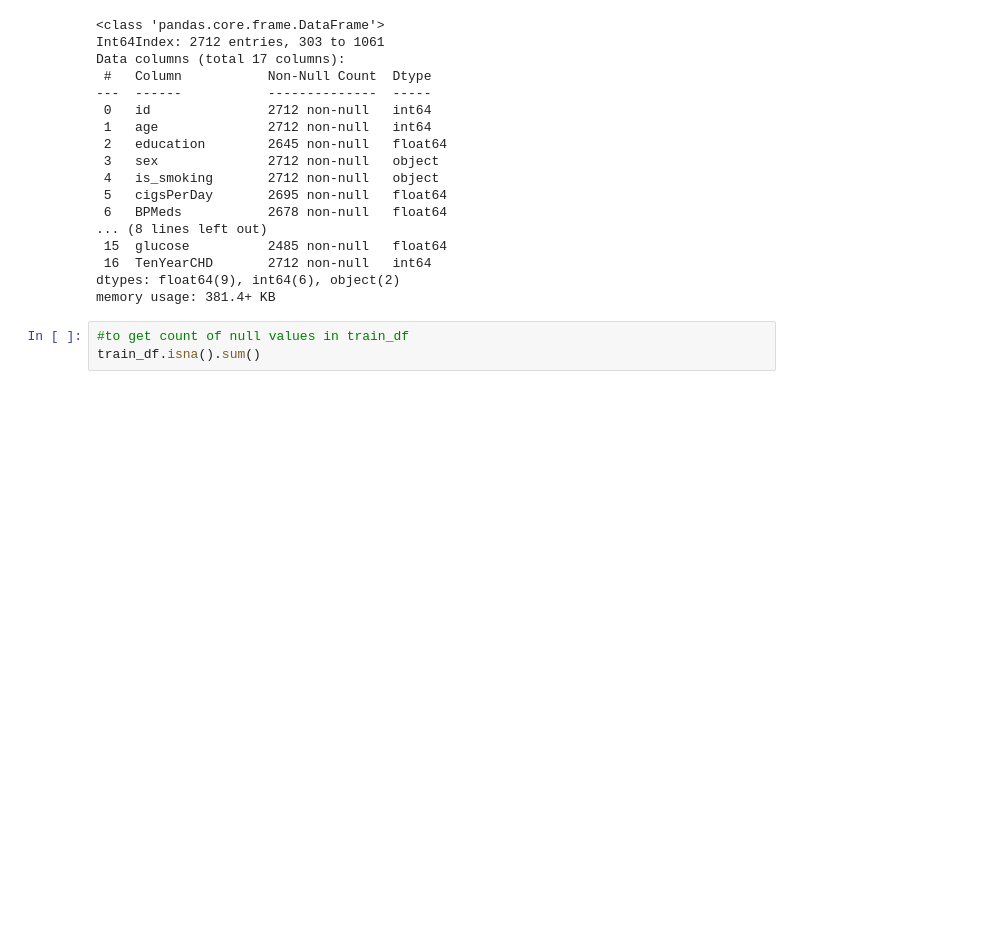
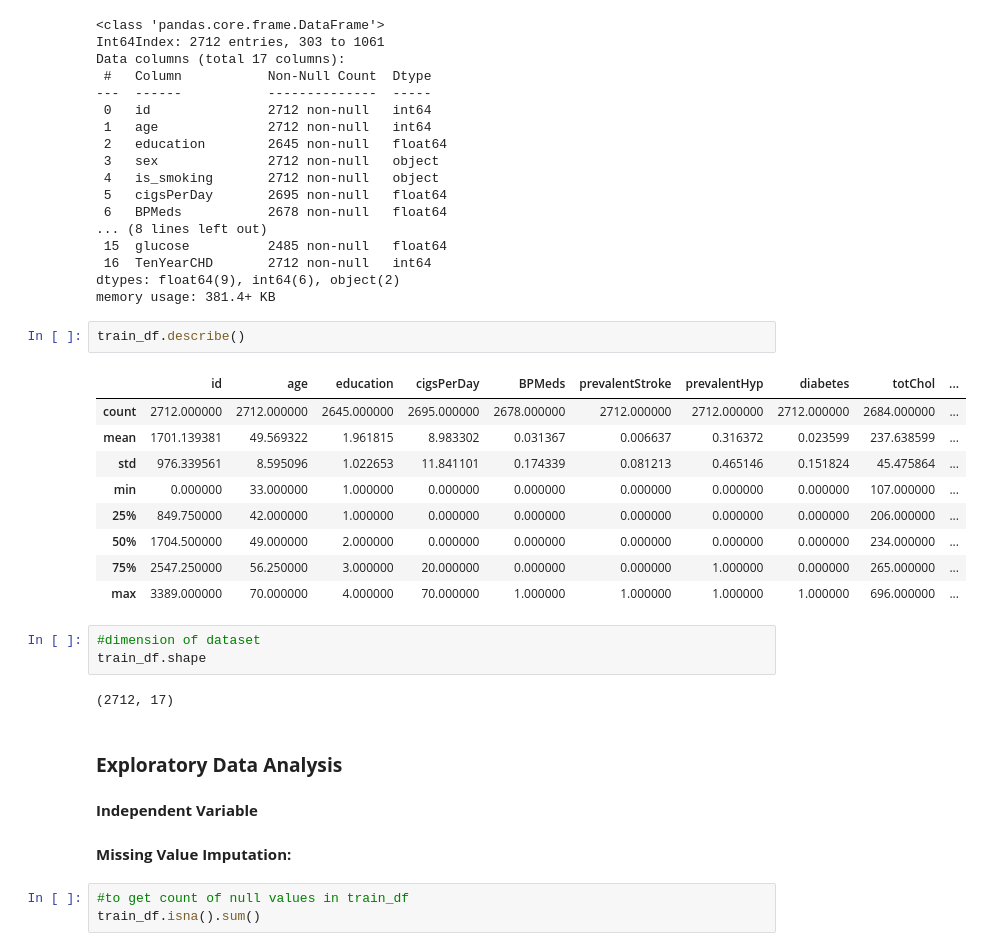
Before and after one commit to M0n1ka-05/Cardiovascular_Risk_Prediction_Model, a Jupyter notebook: Cardiovascular_Risk_Prediction.ipynb, the cells around one changed output. Saved outputs shown, nothing was run; the diff lists cells and outputs as text; blank space fills up the shorter version.

```diff
--- a/Cardiovascular_Risk_Prediction.ipynb
+++ b/Cardiovascular_Risk_Prediction.ipynb
@@ -113,6 +111,29 @@ Data columns (total 17 columns):
  16  TenYearCHD       2712 non-null   int64
 dtypes: float64(9), int64(6), object(2)
 memory usage: 381.4+ KB
+# %%
+train_df.describe()
+# %% [output]
+|  | id | age | education | cigsPerDay | BPMeds | prevalentStroke | prevalentHyp | diabetes | totChol | ... |
+| count | 2712.000000 | 2712.000000 | 2645.000000 | 2695.000000 | 2678.000000 | 2712.000000 | 2712.000000 | 2712.000000 | 2684.000000 | ... |
+| mean | 1701.139381 | 49.569322 | 1.961815 | 8.983302 | 0.031367 | 0.006637 | 0.316372 | 0.023599 | 237.638599 | ... |
+| std | 976.339561 | 8.595096 | 1.022653 | 11.841101 | 0.174339 | 0.081213 | 0.465146 | 0.151824 | 45.475864 | ... |
+| min | 0.000000 | 33.000000 | 1.000000 | 0.000000 | 0.000000 | 0.000000 | 0.000000 | 0.000000 | 107.000000 | ... |
+| 25% | 849.750000 | 42.000000 | 1.000000 | 0.000000 | 0.000000 | 0.000000 | 0.000000 | 0.000000 | 206.000000 | ... |
+| 50% | 1704.500000 | 49.000000 | 2.000000 | 0.000000 | 0.000000 | 0.000000 | 0.000000 | 0.000000 | 234.000000 | ... |
+| 75% | 2547.250000 | 56.250000 | 3.000000 | 20.000000 | 0.000000 | 0.000000 | 1.000000 | 0.000000 | 265.000000 | ... |
+| max | 3389.000000 | 70.000000 | 4.000000 | 70.000000 | 1.000000 | 1.000000 | 1.000000 | 1.000000 | 696.000000 | ... |
+# %%
+#dimension of dataset
+train_df.shape
+# %% [output]
+(2712, 17)
+# %% [markdown]
+### **Exploratory Data Analysis**
+# %% [markdown]
+**Independent Variable**
+# %% [markdown]
+**Missing Value Imputation:**
 # %%
 #to get count of null values in train_df
 train_df.isna().sum()
```
Also changed, not shown: parts of 26 cells of this notebook.
